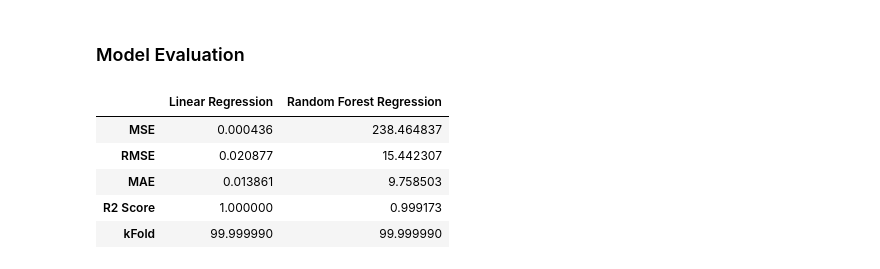
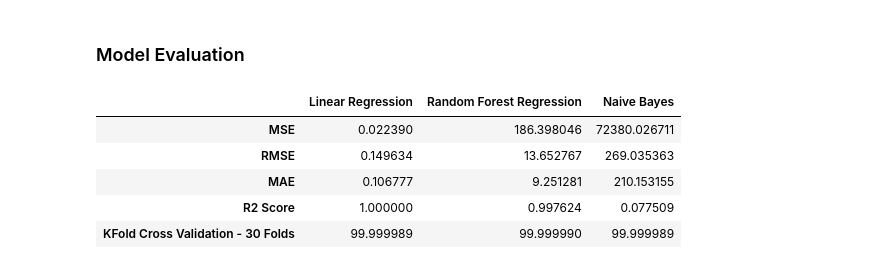
Before and after one commit to itSubeDibesh/Stock-Price-Predection-Using-Predictive-ML, a Jupyter notebook: StockPricePrediction.ipynb, the cells around one changed output. Saved outputs shown, nothing was run; the diff lists cells and outputs as text; code cells hidden in the pictures.

```diff
--- a/StockPricePrediction.ipynb
+++ b/StockPricePrediction.ipynb
@@ -679,11 +682,11 @@ def accuracy_matrix(actual, predicted):
 # Spliting Data into Train and Test
 
 # Extracting Features and Targets
-X = dataset.drop(["Close", "Date", "Symbol"], axis=1)  # Extracting Features
+X = dataset.drop(["Close", "Date" ,"Symbol"], axis=1)  # Extracting Features
 Y = dataset["Close"]  # Extracting Targets
 
 X_Train, X_Test, Y_Train, Y_Test = model_selection.train_test_split(
-    X, Y, test_size=0.2)
+    X, Y, test_size=0.2, shuffle=False)
 # %%
 # Shape of Train and Test
 print("X_Train Shape: ", X_Train.shape,
@@ -739,0 +745,13 @@ plt.show()
+# %%
+# Initializing Logistic Regression Model
+
+nayve_bayes = GaussianNB()
+
+nayve_bayes = nayve_bayes.fit(X_Train, Y_Train)
+# %%
+# Predicting Test Data
+
+prediction_nb = nayve_bayes.predict(X_Test)
+
+print("Actual Closing Price                              : ", Y_Test[0])
+print("Predicted Closing Price Using Logistic Regression : ",prediction_nb[0])
@@ -739,0 +763,2 @@ plt.show()
+# %%
+nb_accuracy = accuracy_matrix(Y_Test, prediction_nb)
@@ -784,13 +819,17 @@ plt.show()
 # %% [markdown]
 ### Model Evaluation
 # %%
-evaluation_data = pd.DataFrame({"Linear Regression": lr_accuracy, "Random Forest Regression": rf_accuracy})
+evaluation_data = pd.DataFrame({
+    "Linear Regression": lr_accuracy,
+    "Random Forest Regression": rf_accuracy,
+    "Naive Bayes": nb_accuracy
+})
 
 evaluation_data
 # %% [output]
-|  | Linear Regression | Random Forest Regression |
-| MSE | 0.000436 | 238.464837 |
-| RMSE | 0.020877 | 15.442307 |
-| MAE | 0.013861 | 9.758503 |
-| R2 Score | 1.000000 | 0.999173 |
-| kFold | 99.999990 | 99.999990 |
+|  | Linear Regression | Random Forest Regression | Naive Bayes |
+| MSE | 0.022390 | 186.398046 | 72380.026711 |
+| RMSE | 0.149634 | 13.652767 | 269.035363 |
+| MAE | 0.106777 | 9.251281 | 210.153155 |
+| R2 Score | 1.000000 | 0.997624 | 0.077509 |
+| KFold Cross Validation - 30 Folds | 99.999989 | 99.999990 | 99.999989 |
```
Also changed, not shown: parts of 23 cells of this notebook, 4 other files.
